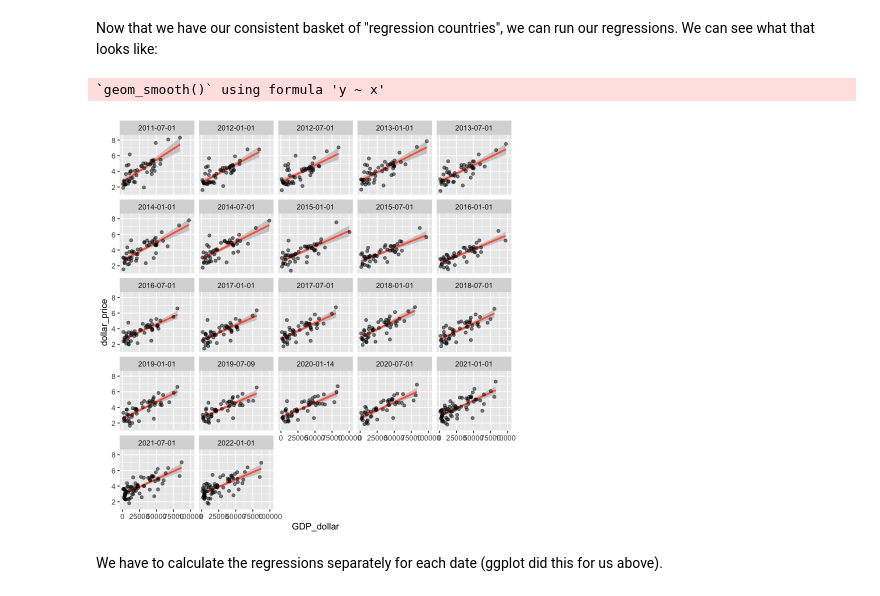
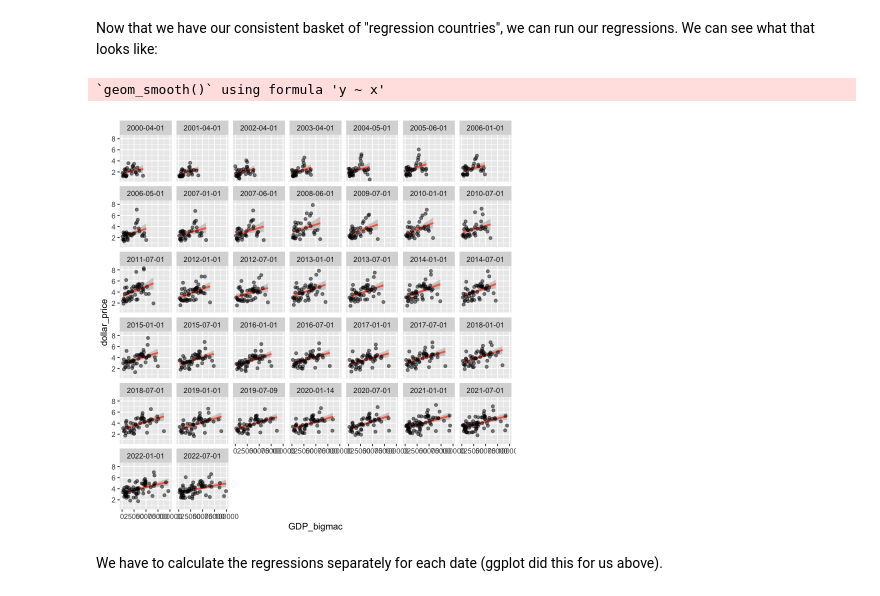
Before and after one commit to TheEconomist/big-mac-data, a Jupyter notebook: Big Mac data generator.ipynb, the cells around one changed output. Drawn from its saved outputs; the diff is of its cells as text; code cells hidden in the pictures.

Commit message:
New numbers are basically in now.

```diff
--- a/Big Mac data generator.ipynb
+++ b/Big Mac data generator.ipynb
@@ -38,9 +38,9 @@ big_mac_countries = c('ARG', 'AUS', 'BRA', 'GBR', 'CAN', 'CHL', 'CHN', 'CZE', 'D
 # %% [markdown]
 Our raw data sheet, compiled every six months, contains three sets of data: the local price of a Big Mac, the exchange rate of the local currency to the US dollar, and the GDP per person of the country (in US dollars). We have these data compiled into a single file already, so we can just load it:
 # %%
-big_mac_data = fread('./source-data/big-mac-source-data.csv', na.strings = '#N/A') %>%
+big_mac_data = fread('./source-data/big-mac-source-data-v2.csv', na.strings = '#N/A') %>%
     .[!is.na(local_price)] %>%                    # remove lines where the local price is missing
-    .[,GDP_dollar := as.numeric(GDP_dollar)] %>%  # convert GDP to a number
+    .[,GDP_local := as.numeric(GDP_local)] %>%    # convert GDP to a number
     .[order(date, name)]                          # sort by date and then by country name, for easy reading
 tail(big_mac_data)
 # %% [output]
@@ -137,6 +137,6 @@ While the Big Mac index is a refreshingly simple way of thinking about relative
 # %% [markdown]
 We'll start out by only picking the countries where we have GDP data.
 # %%
-big_mac_gdp_data = big_mac_data[GDP_dollar > 0]
+big_mac_gdp_data = big_mac_data[GDP_local > 0]
 head(big_mac_gdp_data)
 # %% [output]
@@ -181,12 +198,12 @@ A data.table: 6 × 8
 # %% [markdown]
 Now that we have our consistent basket of "regression countries", we can run our regressions. We can see what that looks like:
 # %%
-ggplot(big_mac_gdp_data, aes(x=GDP_dollar, y=dollar_price)) +
-    facet_wrap(~date) +
+ggplot(big_mac_gdp_data, aes(x=GDP_bigmac, y=dollar_price)) +
+    facet_wrap(~date)+
     geom_smooth(method = lm, color='tomato') +
     geom_point(alpha=0.5)
 # %% [output]
 `geom_smooth()` using formula 'y ~ x'
-[figure, old version]
+[figure, new version]
 # %% [markdown]
 We have to calculate the regressions separately for each date (ggplot did this for us above).
```
Also changed, not shown: parts of 17 cells of this notebook, 7 other files.
